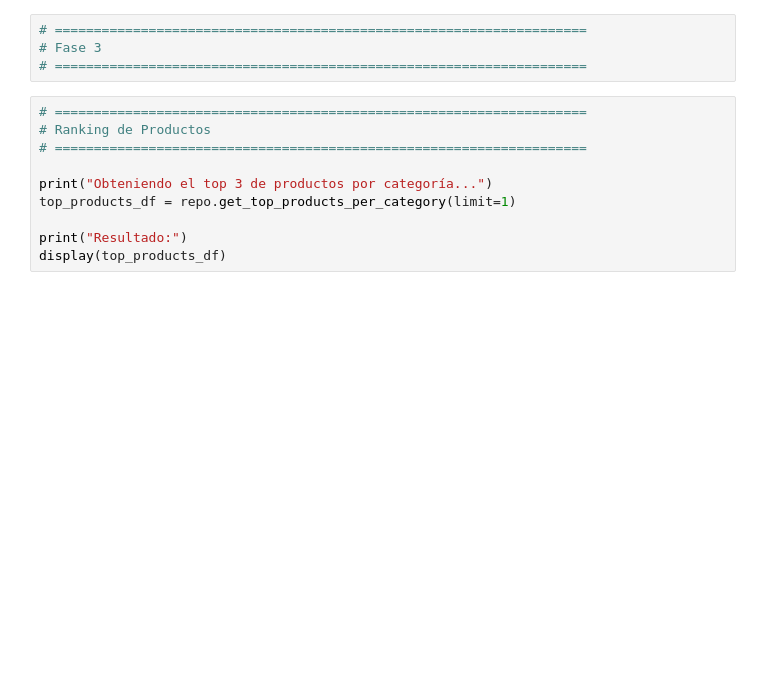
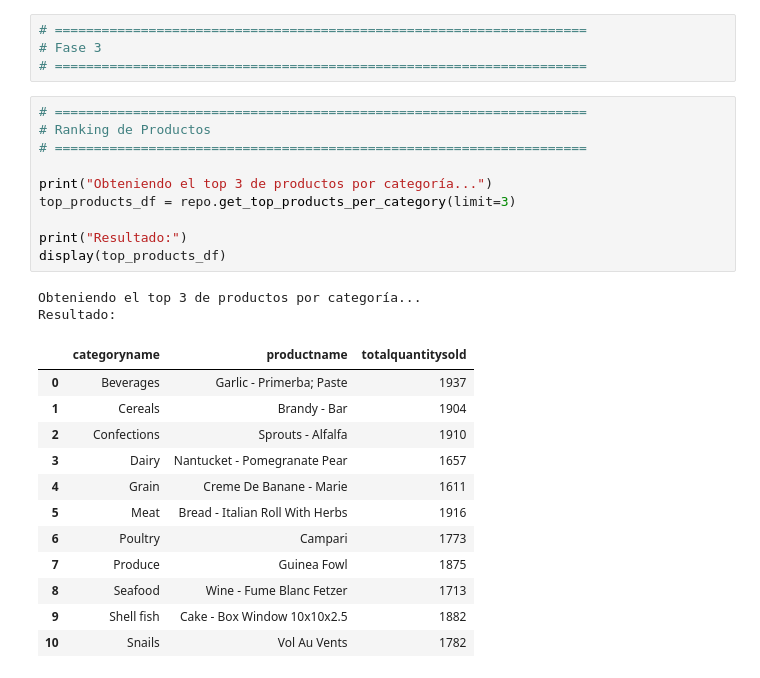
Before and after one commit to maxifalco18/proyecto_final, a Jupyter notebook: notebooks/2_analisis_de_ventas.ipynb, the cells around one changed output. Drawn from its saved outputs; the diff is of its cells as text; blank space fills up the shorter version.

```diff
--- a/notebooks/2_analisis_de_ventas.ipynb
+++ b/notebooks/2_analisis_de_ventas.ipynb
@@ -51,13 +69,28 @@ if not sales_summary_df.empty:
 # %%
 # ====================================================================
 # Ranking de Productos
 # ====================================================================
 
 print("Obteniendo el top 3 de productos por categoría...")
-top_products_df = repo.get_top_products_per_category(limit=1)
+top_products_df = repo.get_top_products_per_category(limit=3)
 
 print("Resultado:")
 display(top_products_df)
+# %% [output]
+Obteniendo el top 3 de productos por categoría...
+Resultado:
+|  | categoryname | productname | totalquantitysold |
+| 0 | Beverages | Garlic - Primerba; Paste | 1937 |
+| 1 | Cereals | Brandy - Bar | 1904 |
+| 2 | Confections | Sprouts - Alfalfa | 1910 |
+| 3 | Dairy | Nantucket - Pomegranate Pear | 1657 |
+| 4 | Grain | Creme De Banane - Marie | 1611 |
+| 5 | Meat | Bread - Italian Roll With Herbs | 1916 |
+| 6 | Poultry | Campari | 1773 |
+| 7 | Produce | Guinea Fowl | 1875 |
+| 8 | Seafood | Wine - Fume Blanc Fetzer | 1713 |
+| 9 | Shell fish | Cake - Box Window 10x10x2.5 | 1882 |
+| 10 | Snails | Vol Au Vents | 1782 |
 # %%
 # ====================================================================
 # Crecimiento Mensual
```
Also changed, not shown: parts of 7 cells of this notebook, 3 other files.
